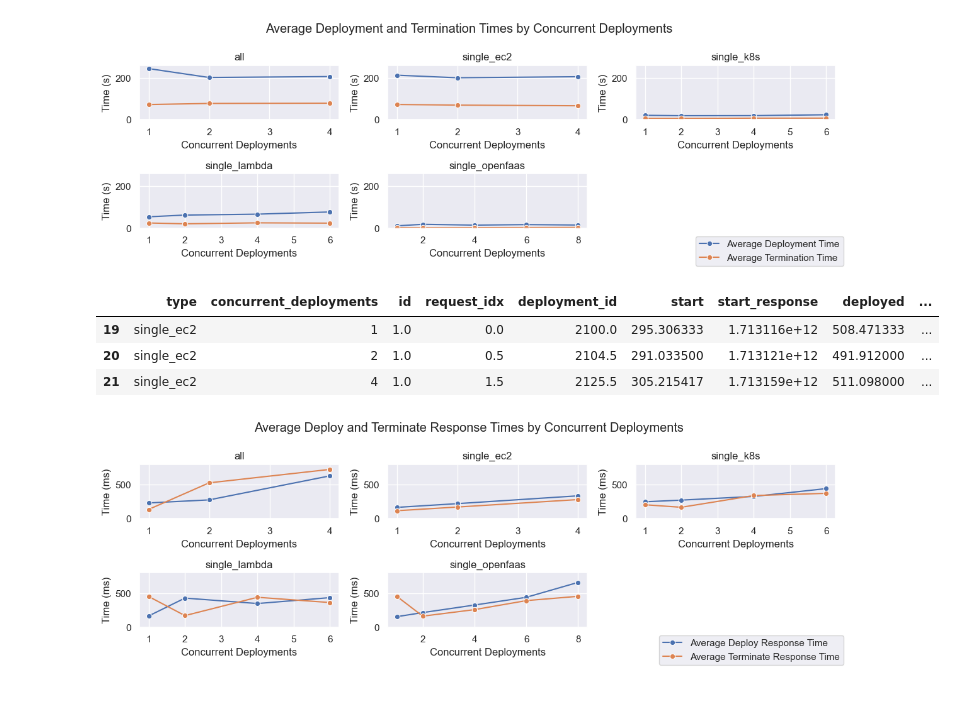
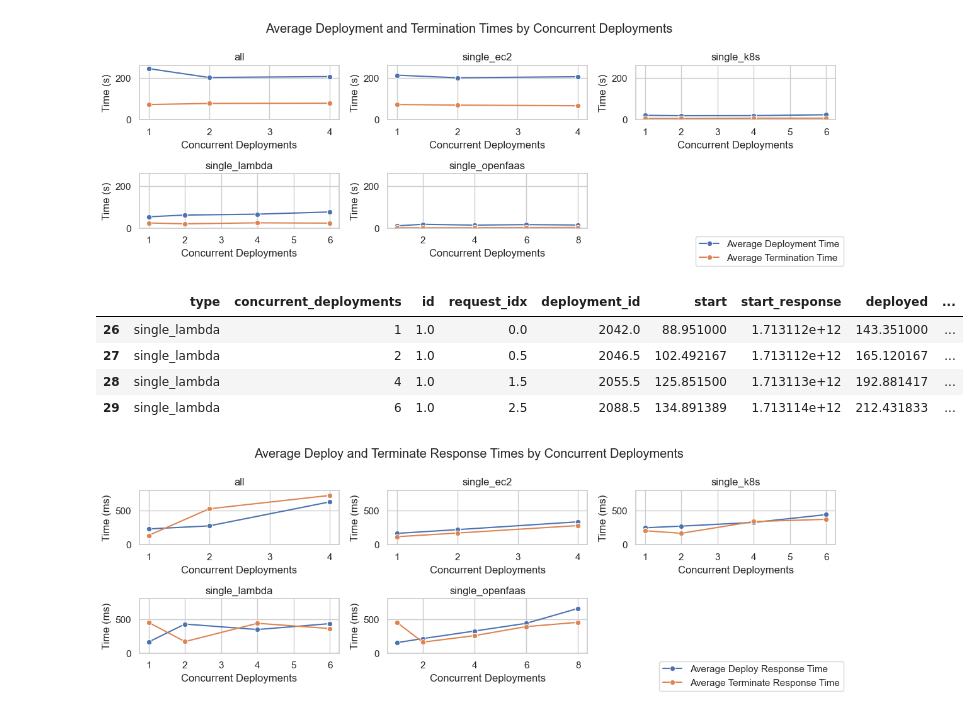
Before and after one commit to Apollo-Tools/resource-manager, a Jupyter notebook: benchmark/results/rm-analysis/utilisation.ipynb, the cells around one changed output. Cells and saved outputs as stored; diff of their text form; code cells hidden in the pictures.

```diff
--- a/benchmark/results/rm-analysis/utilisation.ipynb
+++ b/benchmark/results/rm-analysis/utilisation.ipynb
@@ -224,12 +223,13 @@ plt.show()
 # %% [output]
 [figure]
 # %%
-grouped_timestamps[grouped_timestamps["type"] == 'single_ec2']
+grouped_timestamps[grouped_timestamps["type"] == 'single_lambda']
 # %% [output]
 |  | type | concurrent_deployments | id | request_idx | deployment_id | start | start_response | deployed | ... |
-| 19 | single_ec2 | 1 | 1.0 | 0.0 | 2100.0 | 295.306333 | 1.713116e+12 | 508.471333 | ... |
-| 20 | single_ec2 | 2 | 1.0 | 0.5 | 2104.5 | 291.033500 | 1.713121e+12 | 491.912000 | ... |
-| 21 | single_ec2 | 4 | 1.0 | 1.5 | 2125.5 | 305.215417 | 1.713159e+12 | 511.098000 | ... |
+| 26 | single_lambda | 1 | 1.0 | 0.0 | 2042.0 | 88.951000 | 1.713112e+12 | 143.351000 | ... |
+| 27 | single_lambda | 2 | 1.0 | 0.5 | 2046.5 | 102.492167 | 1.713112e+12 | 165.120167 | ... |
+| 28 | single_lambda | 4 | 1.0 | 1.5 | 2055.5 | 125.851500 | 1.713113e+12 | 192.881417 | ... |
+| 29 | single_lambda | 6 | 1.0 | 2.5 | 2088.5 | 134.891389 | 1.713114e+12 | 212.431833 | ... |
 # %%
 grouped_timestamps = df_timestamps.groupby(['type', 'concurrent_deployments']).mean().reset_index()
 
```
Also changed, not shown: parts of 3 cells of this notebook.
